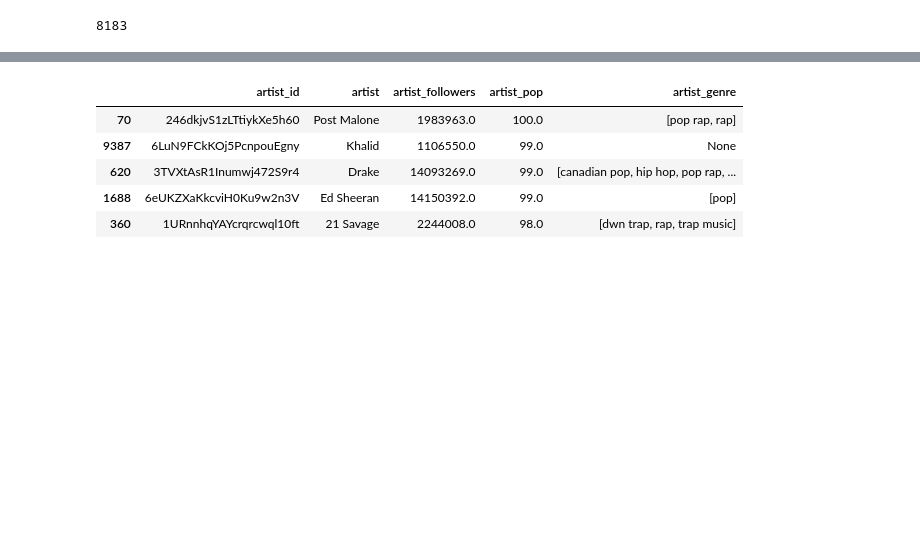
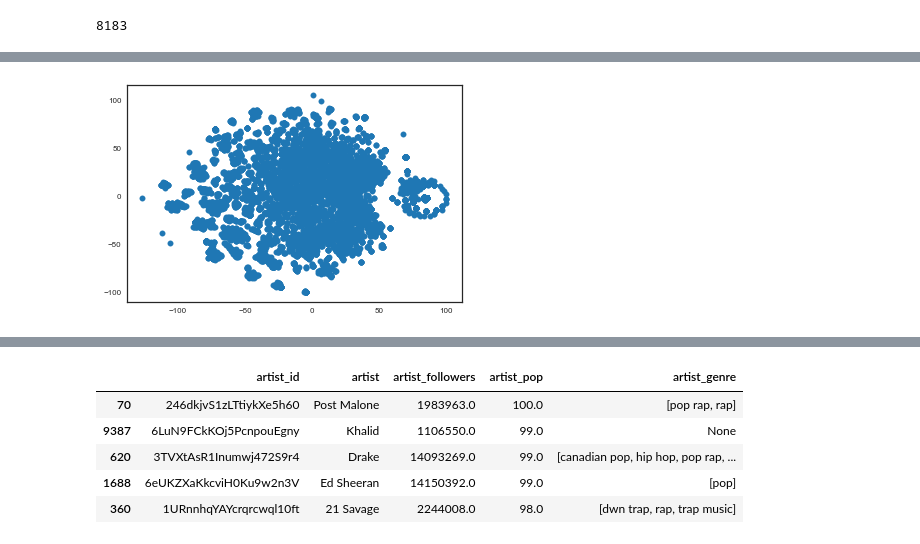
Before and after one commit to ac209-project/ac209-project, a Jupyter notebook: users_playground.ipynb, the cells around one changed output, grey strips where cells are left out. Cells and saved outputs as stored; diff of their text form; code cells hidden in the pictures; blank space fills up the shorter version.

```diff
--- a/users_playground.ipynb
+++ b/users_playground.ipynb
@@ -56,0 +182,6 @@ len(current_df['pl_id'].drop_duplicates())
+# %%
+# perp=15
+plt.scatter(tsne15[:,0],tsne15[:,1])
+# plt.savefig('perp15')
+# %% [output]
+[figure, added]
```
Also changed, not shown: parts of 29 cells of this notebook, 13 other files.
